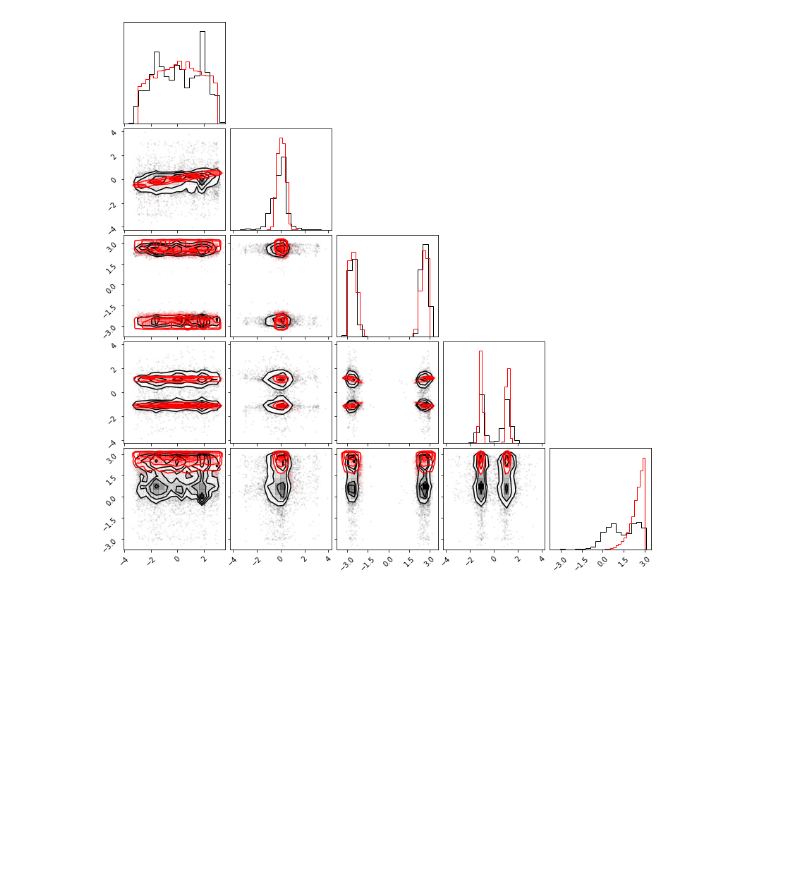
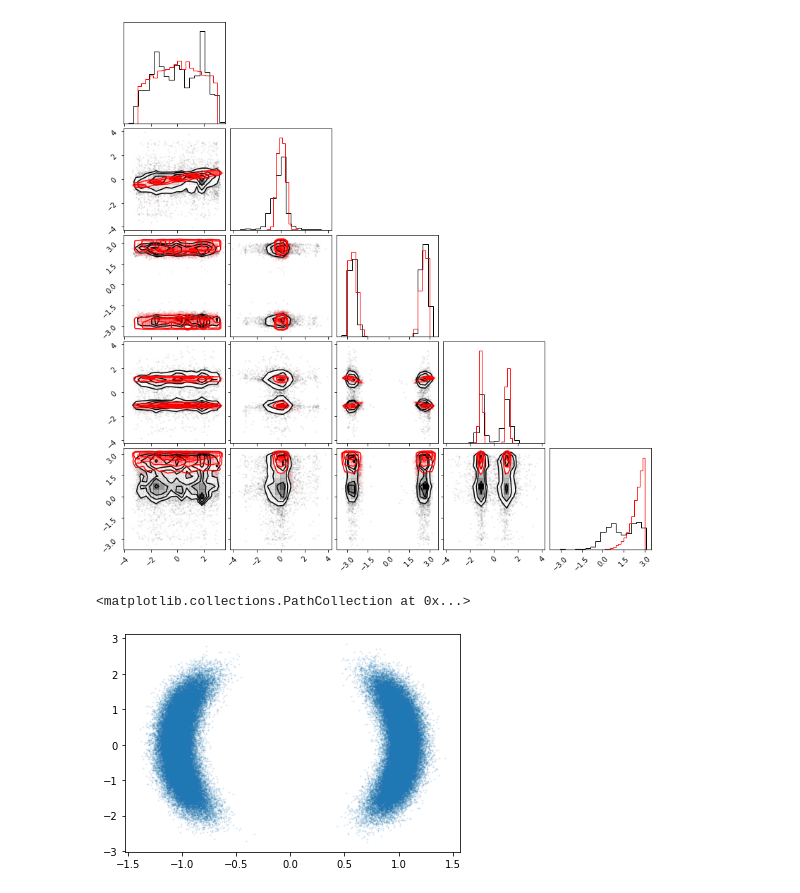
Before and after one commit to suicee/diffusion_for_inference, a Jupyter notebook: npe_sbi.ipynb, the cells around one changed output. Saved outputs shown, nothing was run; the diff lists cells and outputs as text; code cells hidden in the pictures; blank space fills up the shorter version.

```diff
--- a/npe_sbi.ipynb
+++ b/npe_sbi.ipynb
@@ -352,0 +360,17 @@ np.save('nf_sclp_pos.npy',eval_samples)
+# %%
+target = nf.distributions.TwoMoons()
+data = target.sample(100000)
+
+#normalize data
+data_mean = data.mean(0)
+data_std = data.std(0)
+data = (data - data_mean) / data_std
+
+def true_likelihood(x):
+    x = x * data_std + data_mean
+    return target.log_prob(x).cpu().numpy()
+
+plt.scatter(data[:,0], data[:,1], s=1, alpha=0.1)
+# %% [output]
+<matplotlib.collections.PathCollection at 0x...>
+[figure, added]
```
Also changed, not shown: parts of 8 cells of this notebook, 1 other file.
